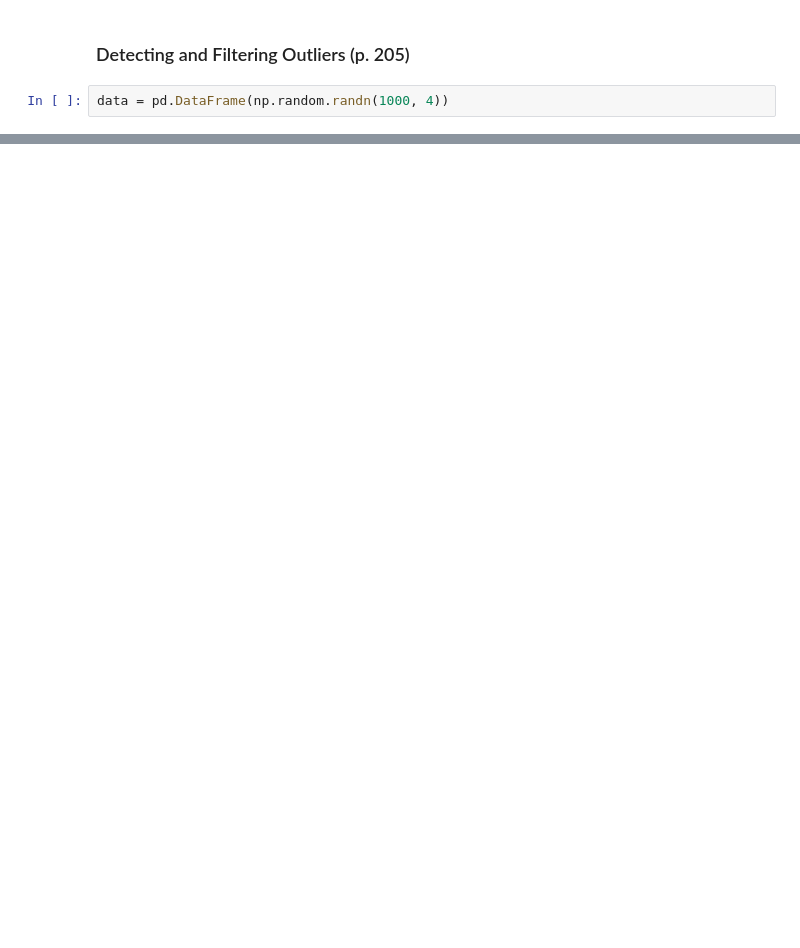
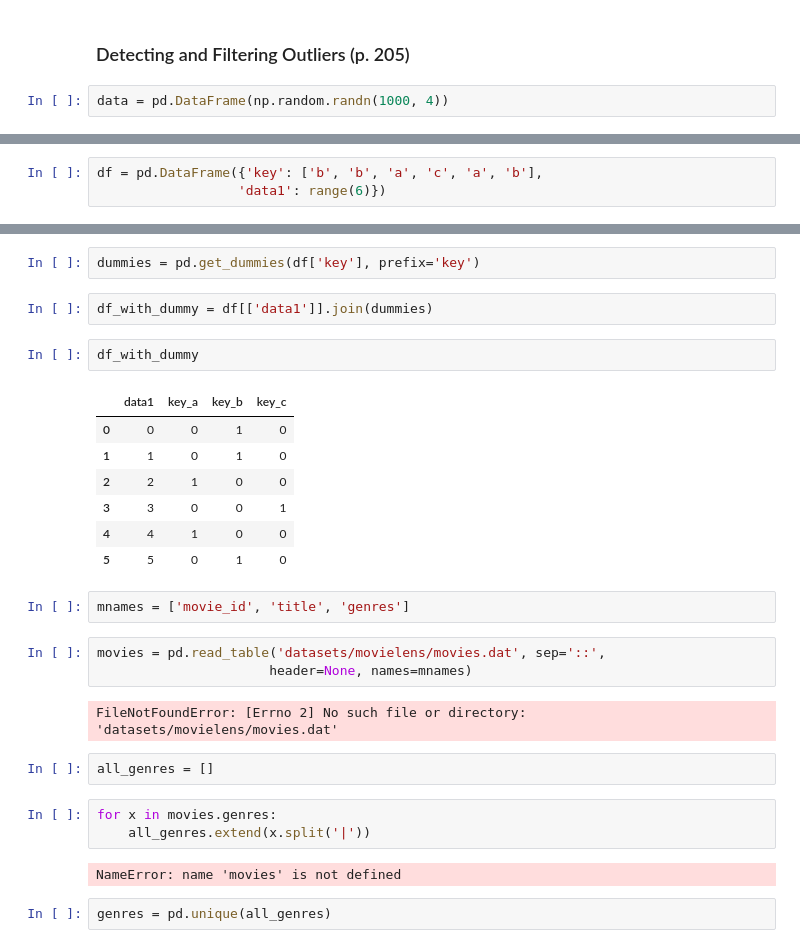
Before and after one commit to ZCW-Data1dot2/data-wrangling-pandas-leegivhan, a Jupyter notebook: Chapter7WorkAlong.ipynb, the cells around one changed output, grey strips where cells are left out. Cells and saved outputs as stored; diff of their text form; blank space fills up the shorter version.

```diff
--- a/Chapter7WorkAlong.ipynb
+++ b/Chapter7WorkAlong.ipynb
@@ -551,0 +650,3 @@ data.describe()
+# %%
+df = pd.DataFrame({'key': ['b', 'b', 'a', 'c', 'a', 'b'],
+                  'data1': range(6)})
@@ -551,0 +663,30 @@ data.describe()
+# %%
+dummies = pd.get_dummies(df['key'], prefix='key')
+# %%
+df_with_dummy = df[['data1']].join(dummies)
+# %%
+df_with_dummy
+# %% [output]
+|  | data1 | key_a | key_b | key_c |
+| 0 | 0 | 0 | 1 | 0 |
+| 1 | 1 | 0 | 1 | 0 |
+| 2 | 2 | 1 | 0 | 0 |
+| 3 | 3 | 0 | 0 | 1 |
+| 4 | 4 | 1 | 0 | 0 |
+| 5 | 5 | 0 | 1 | 0 |
+# %%
+mnames = ['movie_id', 'title', 'genres']
+# %%
+movies = pd.read_table('datasets/movielens/movies.dat', sep='::',
+                      header=None, names=mnames)
+# %% [output]
+FileNotFoundError: [Errno 2] No such file or directory: 'datasets/movielens/movies.dat'
+# %%
+all_genres = []
+# %%
+for x in movies.genres:
+    all_genres.extend(x.split('|'))
+# %% [output]
+NameError: name 'movies' is not defined
+# %%
+genres = pd.unique(all_genres)
```
Also changed, not shown: parts of 44 cells of this notebook.
